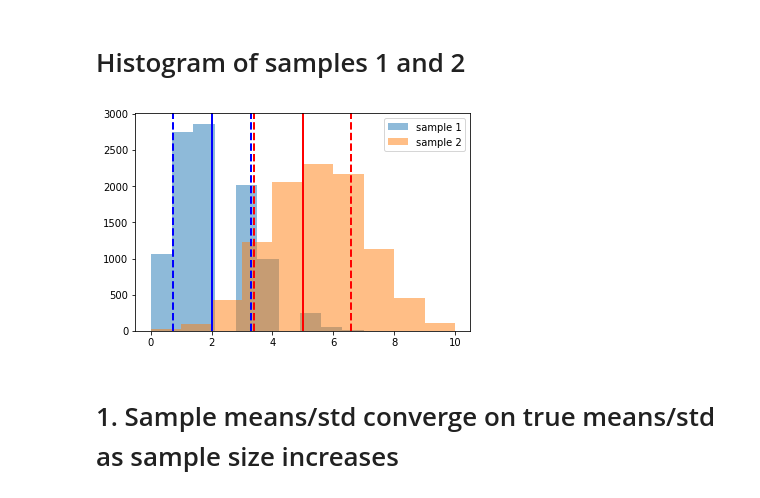
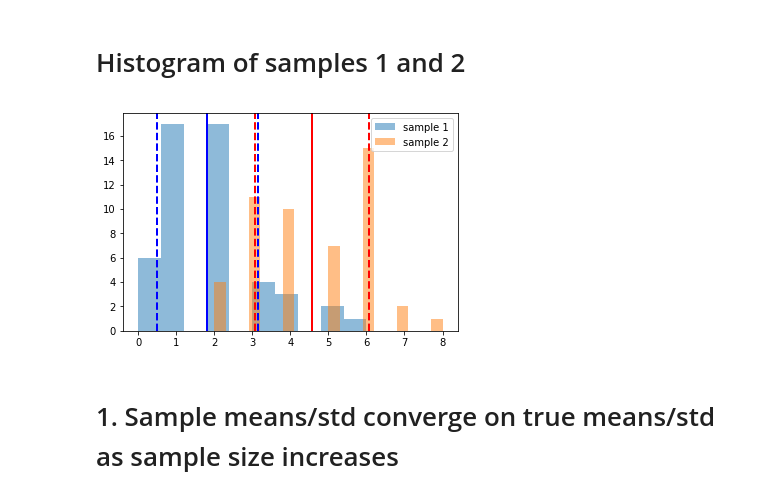
Before and after one commit to davidnmora/thinkful, a Jupyter notebook: 3.3.6-CLT.ipynb, the cells around one changed output. Cells and saved outputs as stored; diff of their text form; code cells hidden in the pictures.

```diff
--- a/3.3.6-CLT.ipynb
+++ b/3.3.6-CLT.ipynb
@@ -38,18 +38,18 @@ def get_two_samples(pop1, pop2, sample_size):
     sample2 = np.random.choice(pop2, sample_size, replace=True)
     return sample1, sample2
 # %%
-SAMPLE_SIZE = 10000
+SAMPLE_SIZE = 50
 
 sample1, sample2 = get_two_samples(pop1, pop2, SAMPLE_SIZE)
 
 plt.hist(sample1, alpha=0.5, label='sample 1')
 add_mean_and_std(sample1, 'b')
-plt.hist(sample2, alpha=0.5, label='sample 2')
+plt.hist(sample2, alpha=0.5, label='sample 2', bins=20)
 add_mean_and_std(sample2, 'r')
 plt.legend(loc='upper right')
 plt.show()
 # %% [output]
-[figure, old version]
+[figure, new version]
 # %% [markdown]
 # 1. Sample means/std converge on true means/std as sample size increases
 # %%
```
Also changed, not shown: parts of 6 cells of this notebook.
